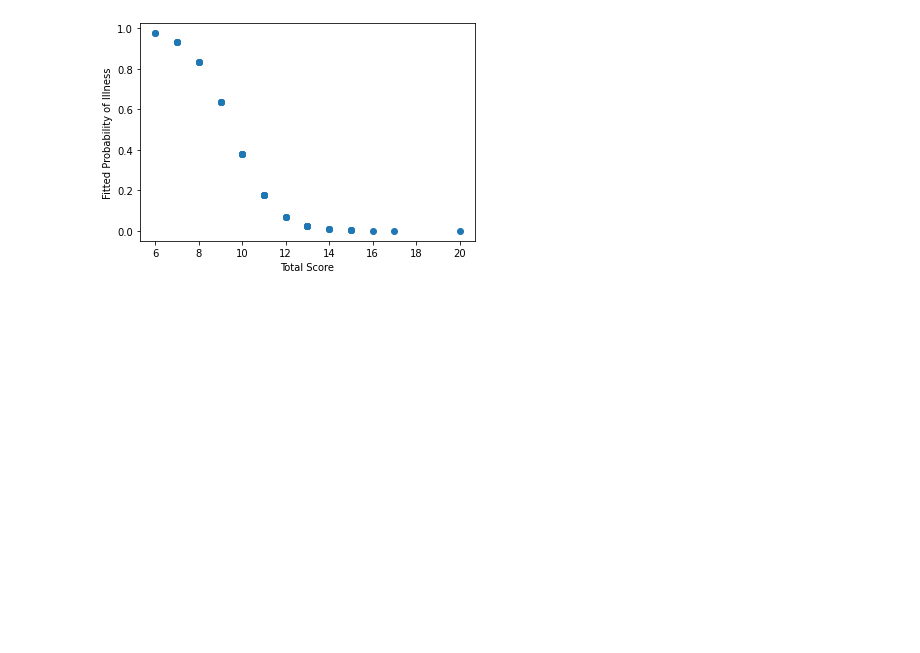
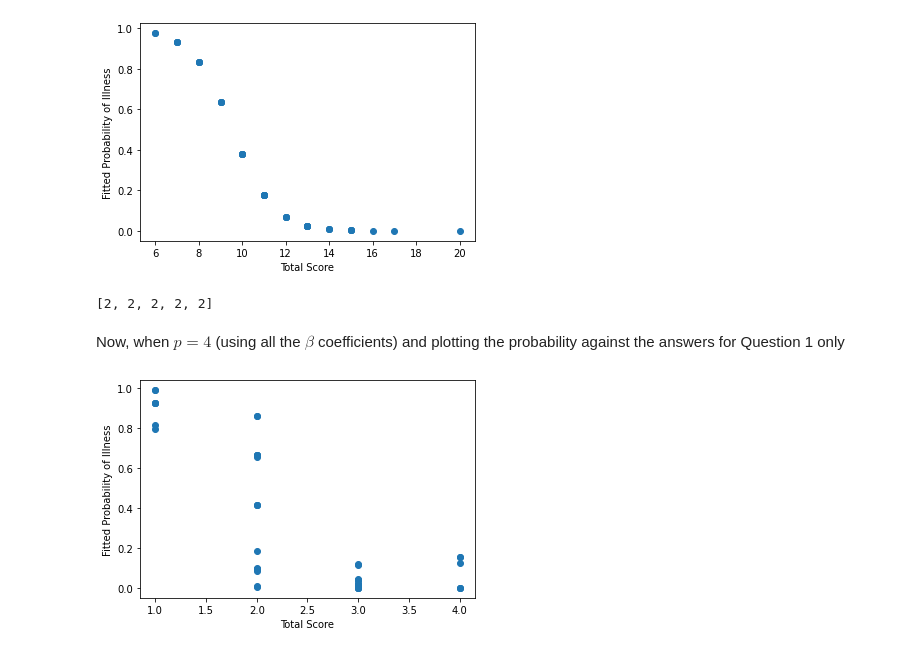
Before and after one commit to dalexa10/Python_Data_Science, a Jupyter notebook: Statistical_Modeling/GLM/generalized_linear_model.ipynb, the cells around one changed output. Cells and saved outputs as stored; diff of their text form; code cells hidden in the pictures; blank space fills up the shorter version.

```diff
--- a/Statistical_Modeling/GLM/generalized_linear_model.ipynb
+++ b/Statistical_Modeling/GLM/generalized_linear_model.ipynb
@@ -23,6 +55,6 @@ psych.shape
 # %%
 endog = psych.iloc[:,0] #y: ill
-exog = sm.add_constant(psych.iloc[:,1:6]) # x1-x5 with the interception
+exog = sm.add_constant(psych.iloc[:,1:]) # x1-x5 with the interception
 
 psychfit1 = sm.GLM(endog, exog, family=sm.families.Binomial())
 result1 = psychfit1.fit()
@@ -131,3 +171,30 @@ plt.ylabel('Fitted Probability of Illness')
 plt.show()
 # %% [output]
 [figure]
+# %%
+a=psych.iloc[:,1:6].values.tolist()
+a[0]
+# %% [output]
+[2, 2, 2, 2, 2]
+# %% [markdown]
+Now, when $p=4$ (using all the $\beta$ coefficients) and plotting the probability against the answers for Question 1 only
+# %%
+# Plot fitted probabilities of illness versus the total score:
+def p2(x):   # Calcuate the fitted probabilities
+  e = result1.params["const"] + np.sum(np.array([result1.params[i+1] * x[i] for i in range(5)]))
+  return(math.exp(e)/(1+math.exp(e)))
+
+fitprob = list(map(p2, psych.iloc[:,1:6].values.tolist()))
+
+# plotting the points
+plt.scatter(psych.iloc[:,1], fitprob)
+
+# naming the x axis
+plt.xlabel('Total Score')
+# naming the y axis
+plt.ylabel('Fitted Probability of Illness')
+
+# function to show the plot
+plt.show()
+# %% [output]
+[figure, added]
```
Also changed, not shown: parts of 27 cells of this notebook.
